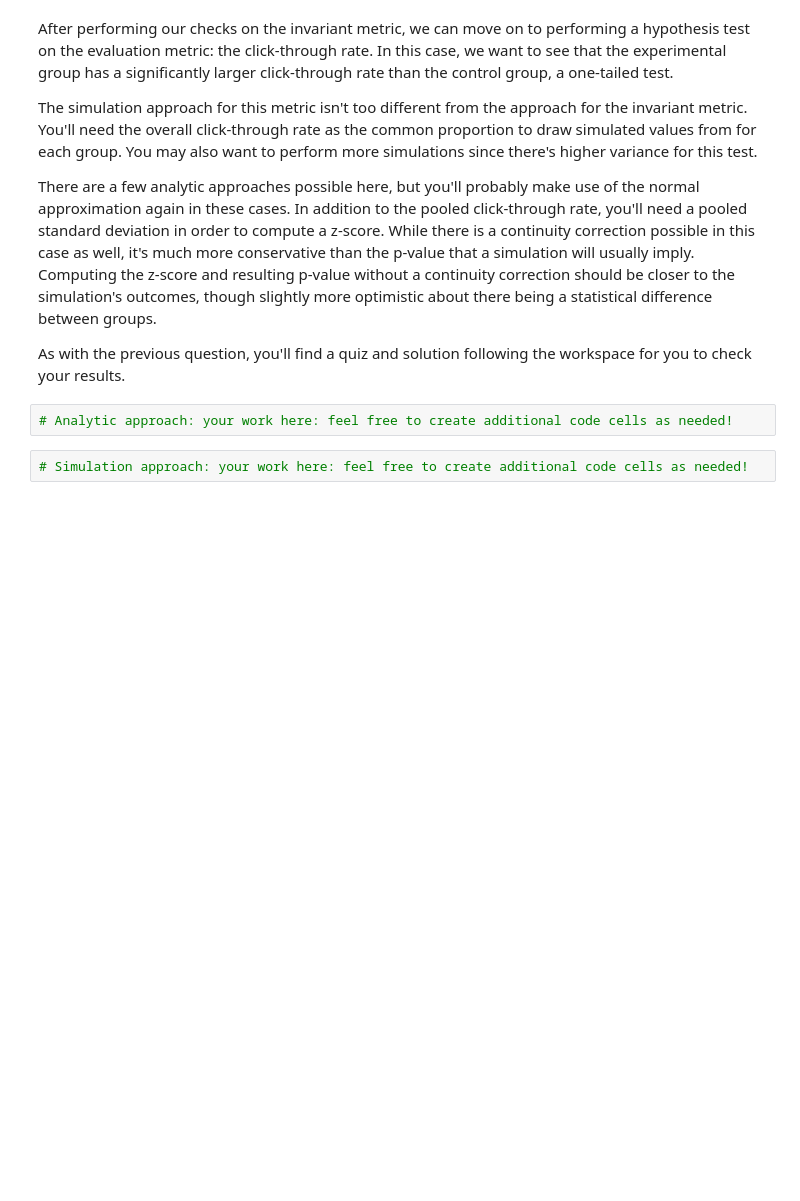
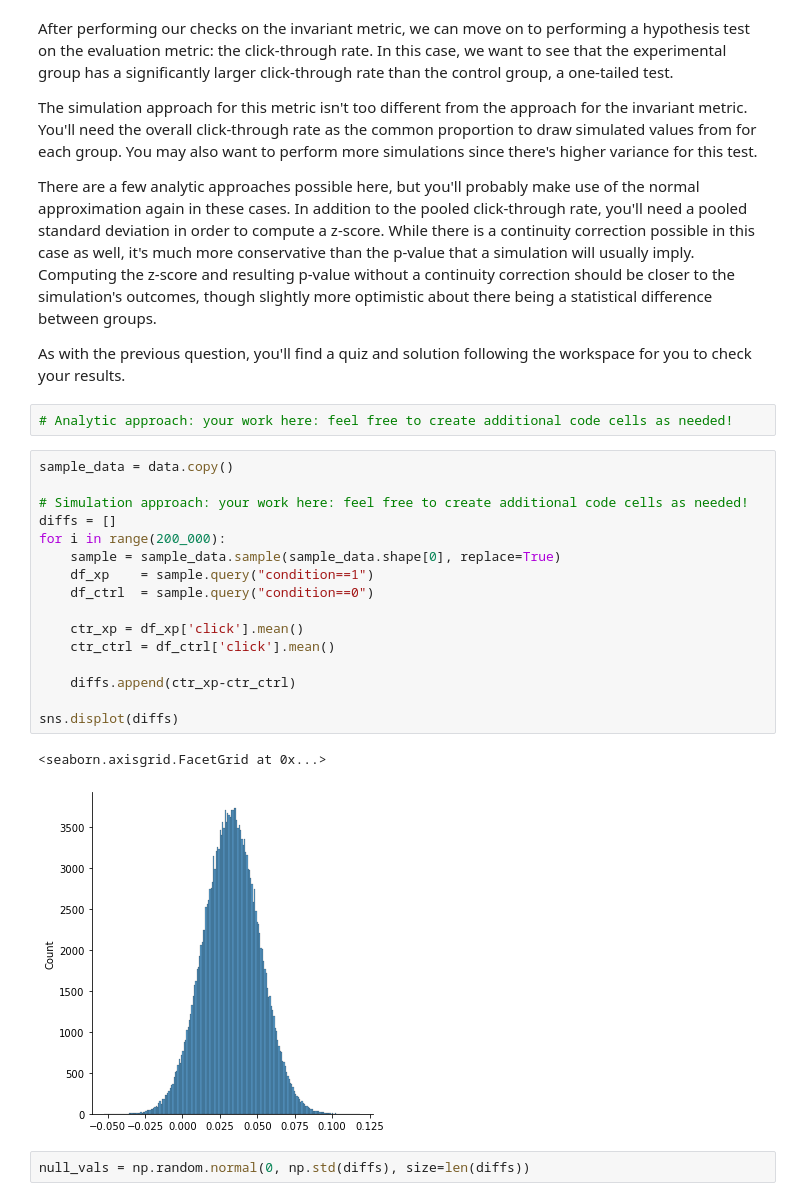
Before and after one commit to vpontello/DataScience_Nanodegree, a Jupyter notebook: 04_Experimental_Design_and_Recommendations/03_Statistical_Considerations_in_Testing/exercise_1_statistical_significance/exercise_1_statistical_significance.ipynb, the cells around one changed output. Drawn from its saved outputs; the diff is of its cells as text; blank space fills up the shorter version.

```diff
--- a/04_Experimental_Design_and_Recommendations/03_Statistical_Considerations_in_Testing/exercise_1_statistical_significance/exercise_1_statistical_significance.ipynb
+++ b/04_Experimental_Design_and_Recommendations/03_Statistical_Considerations_in_Testing/exercise_1_statistical_significance/exercise_1_statistical_significance.ipynb
@@ -117,5 +140,24 @@ There are a few analytic approaches possible here, but you'll probably make use
 As with the previous question, you'll find a quiz and solution following the workspace for you to check your results.
 # %%
 # Analytic approach: your work here: feel free to create additional code cells as needed!
-# %%
-# Simulation approach: your work here: feel free to create additional code cells as needed!
+# %%
+sample_data = data.copy()
+
+# Simulation approach: your work here: feel free to create additional code cells as needed!
+diffs = []
+for i in range(200_000):
+    sample = sample_data.sample(sample_data.shape[0], replace=True)
+    df_xp    = sample.query("condition==1")
+    df_ctrl  = sample.query("condition==0")
+
+    ctr_xp = df_xp['click'].mean()
+    ctr_ctrl = df_ctrl['click'].mean()
+
+    diffs.append(ctr_xp-ctr_ctrl)
+
+sns.displot(diffs)
+# %% [output]
+<seaborn.axisgrid.FacetGrid at 0x...>
+[figure, added]
+# %%
+null_vals = np.random.normal(0, np.std(diffs), size=len(diffs))
```
Also changed, not shown: parts of 25 cells of this notebook.
